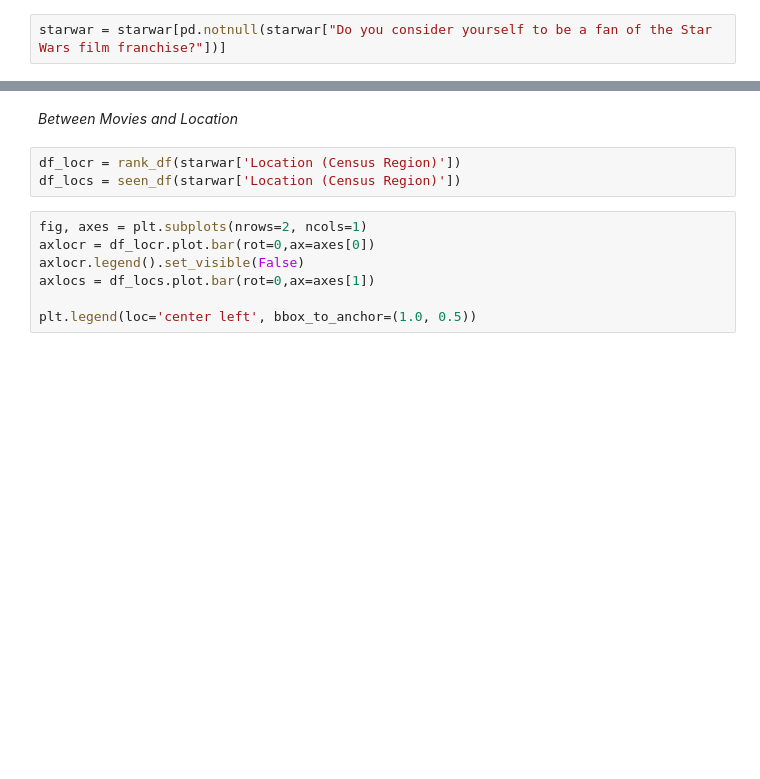
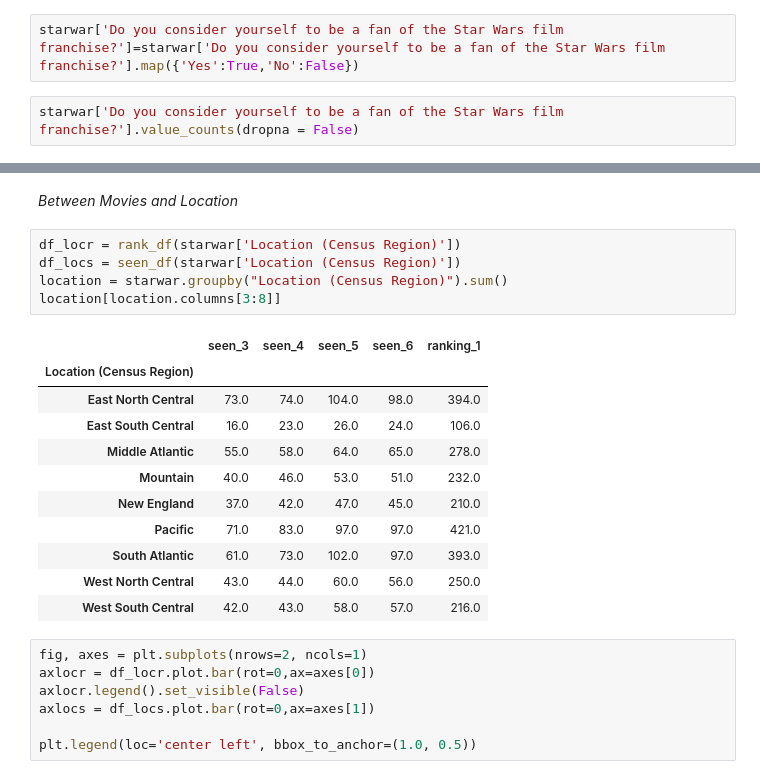
Before and after one commit to AbdielNie/Practice-data-science, a Jupyter notebook: assignment1/Assignment1.ipynb, the cells around one changed output, grey strips where cells are left out. Saved outputs shown, nothing was run; the diff lists cells and outputs as text; blank space fills up the shorter version.

```diff
--- a/assignment1/Assignment1.ipynb
+++ b/assignment1/Assignment1.ipynb
@@ -109,5 +111,7 @@ starwar['Have you seen any of the 6 films in the Star Wars franchise?'].value_co
 Yes    936
 No     250
 Name: Have you seen any of the 6 films in the Star Wars franchise?, dtype: int64
+# %%
+starwar['Do you consider yourself to be a fan of the Star Wars film franchise?']=starwar['Do you consider yourself to be a fan of the Star Wars film franchise?'].map({'Yes':True,'No':False})
 # %%
-starwar = starwar[pd.notnull(starwar["Do you consider yourself to be a fan of the Star Wars film franchise?"])]
+starwar['Do you consider yourself to be a fan of the Star Wars film franchise?'].value_counts(dropna = False)
@@ -464,6 +495,20 @@ plt.show()
 # %%
 df_locr = rank_df(starwar['Location (Census Region)'])
 df_locs = seen_df(starwar['Location (Census Region)'])
+location = starwar.groupby("Location (Census Region)").sum()
+location[location.columns[3:8]]
+# %% [output]
+|  | seen_3 | seen_4 | seen_5 | seen_6 | ranking_1 |
+| Location (Census Region) |  |  |  |  |  |
+| East North Central | 73.0 | 74.0 | 104.0 | 98.0 | 394.0 |
+| East South Central | 16.0 | 23.0 | 26.0 | 24.0 | 106.0 |
+| Middle Atlantic | 55.0 | 58.0 | 64.0 | 65.0 | 278.0 |
+| Mountain | 40.0 | 46.0 | 53.0 | 51.0 | 232.0 |
+| New England | 37.0 | 42.0 | 47.0 | 45.0 | 210.0 |
+| Pacific | 71.0 | 83.0 | 97.0 | 97.0 | 421.0 |
+| South Atlantic | 61.0 | 73.0 | 102.0 | 97.0 | 393.0 |
+| West North Central | 43.0 | 44.0 | 60.0 | 56.0 | 250.0 |
+| West South Central | 42.0 | 43.0 | 58.0 | 57.0 | 216.0 |
 # %%
 fig, axes = plt.subplots(nrows=2, ncols=1)
 axlocr = df_locr.plot.bar(rot=0,ax=axes[0])
```
Also changed, not shown: parts of 13 cells of this notebook, 1 other file.
